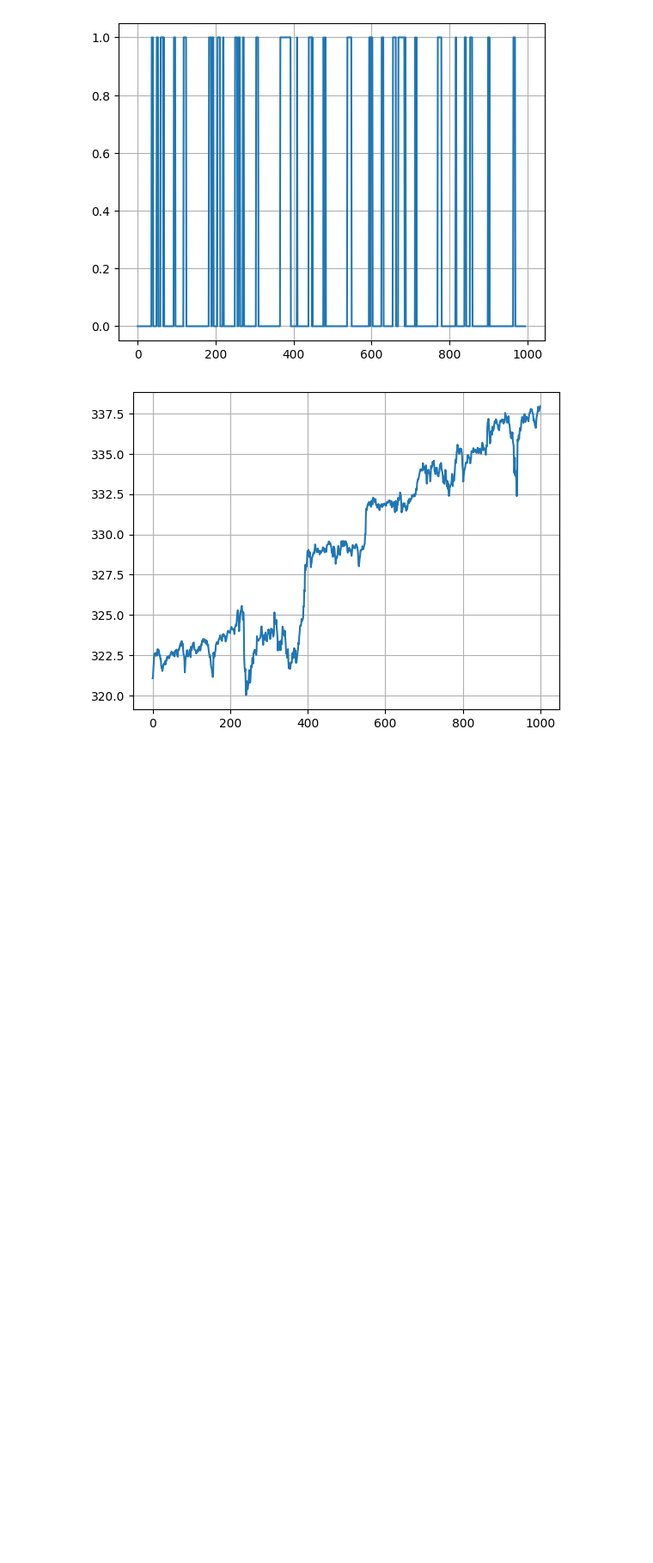
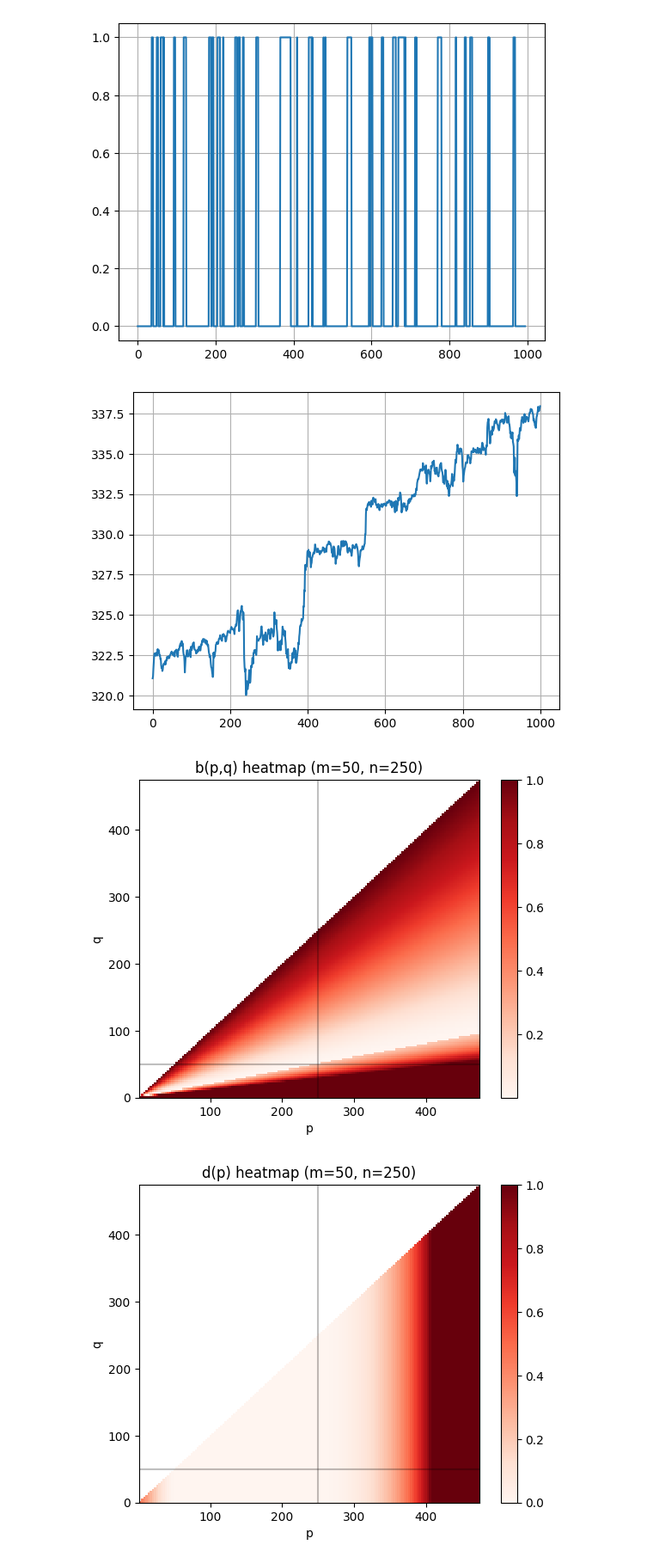
Before and after one commit to Logan-Kelsch/Structural_Regression, a Jupyter notebook: src/dev.ipynb, the cells around one changed output. Shown at 86% size. Cells and saved outputs as stored; diff of their text form; code cells hidden in the pictures; blank space fills up the shorter version.

Commit message:
visualized initial loss surface for participation

```diff
--- a/src/dev.ipynb
+++ b/src/dev.ipynb
@@ -258,3 +258,9 @@ UniqueCountsResult(values=array([False,  True]), counts=array([82164, 17987]))
 [figure]
 [figure]
 [figure]
+# %%
+import evaluation as _E
+_E.visualize_participation_surfaces(n=250, m=50, mode='imshow', ceil=1, plot_mn=True)
+# %% [output]
+[figure, added]
+[figure, added]
```
Also changed, not shown: parts of 1 cell of this notebook, 5 other files.
